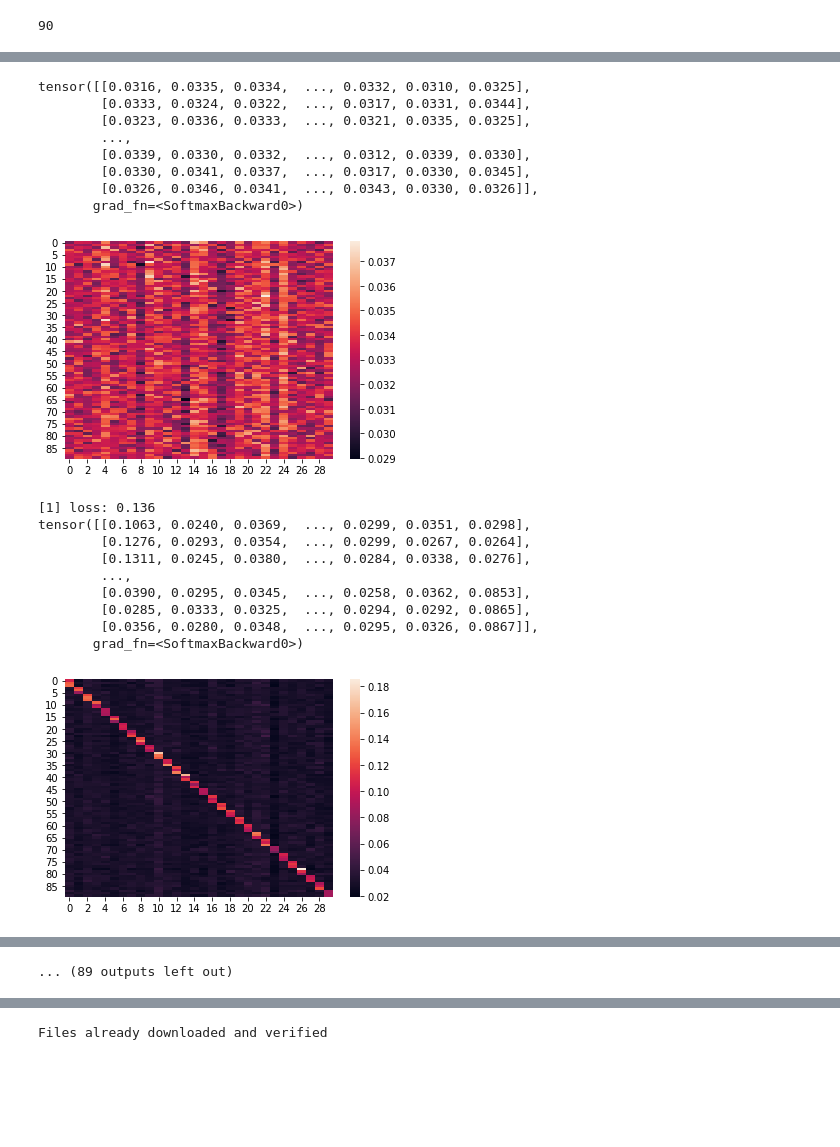
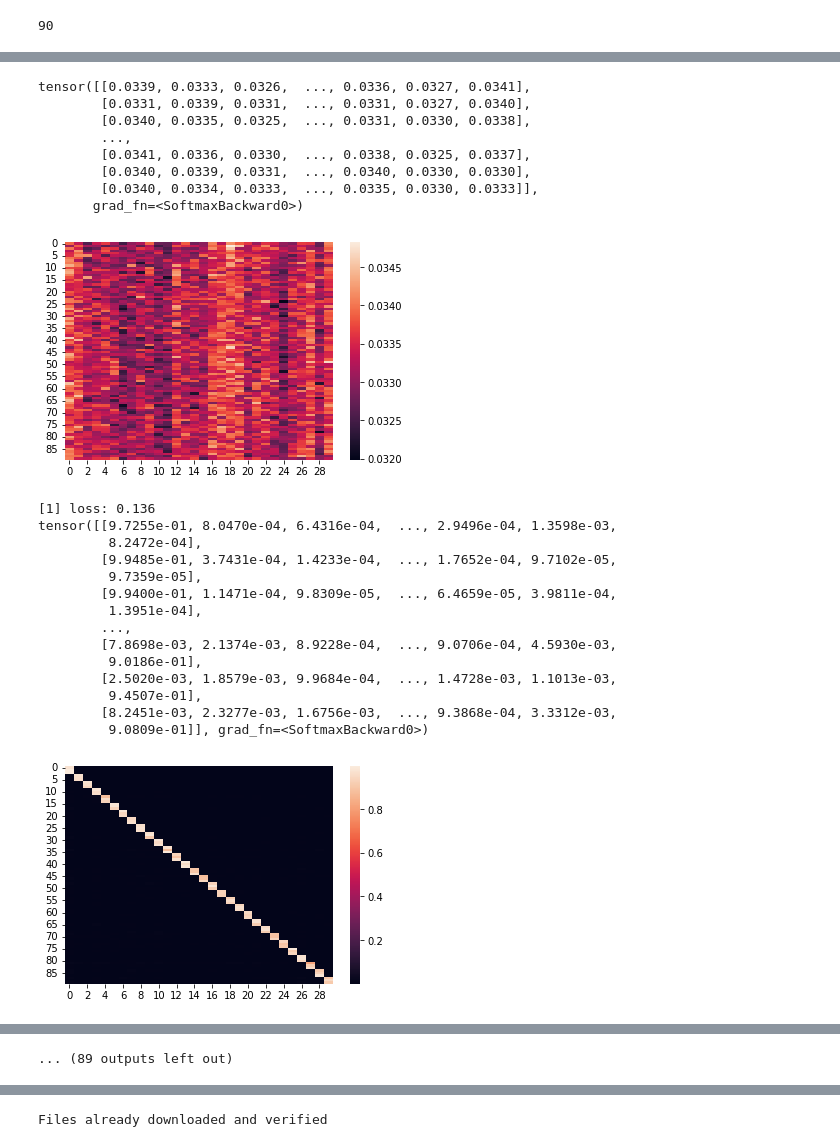
Before and after one commit to jamrozyb/WB-2022, a Jupyter notebook: prototype.ipynb, the cells around one changed output, grey strips where cells are left out. Cells and saved outputs as stored; diff of their text form; code cells hidden in the pictures; blank space fills up the shorter version.

```diff
--- a/prototype.ipynb
+++ b/prototype.ipynb
@@ -25,10 +25,12 @@ def get_few_shot_learing_data(_class, shot_number, trainloader):
     dataiter = iter(trainloader)
     _data = [ [] for i in range(len(_class))]
     _data_label = [ [] for i in range(len(_class))]
-
+    i=0
     while True:
         image, label = dataiter.next()
-
+        if i<100:
+            i+=1
+            continue
         if label in _class:
             if len(_data[label])!=shot_number:
                 _data[label].append(image)
@@ -55,16 +57,16 @@ def get_few_shot_learing_data(_class, shot_number, trainloader):
     trainset_few_shot = out_data_tensor.squeeze(),out_label_tensor.squeeze()
     return trainset_few_shot
 # %%
-# import ssl
+import ssl
 
-# ssl._create_default_https_context = ssl._create_unverified_context # remove for non-buggy env
+ssl._create_default_https_context = ssl._create_unverified_context # remove for non-buggy env
 
 np.random.seed = 123
 torch.manual_seed(0)
 
-transform = transforms.Compose([                       #[1]
-             transforms.Resize(224),                    #[2]
-             transforms.ToTensor()])
+transform = transforms.Compose([transforms.Resize(224),
+             transforms.ToTensor(),
+             transforms.Normalize((0.485, 0.456, 0.406), (0.229, 0.224, 0.225)), ])
 
 
 trainset = torchvision.datasets.CIFAR100(root='./data',
@@ -152,7 +150,7 @@ class ATL(nn.Module):
             r_val = []
             for a in range(len(centroids_for_class)-1):
                 for b in range(a+1, len(centroids_for_class)):
-                    rrrr = np.linalg.norm(centroids_for_class[a]-centroids_for_class[b])
+                    rrrr = np.linalg.norm(centroids_for_class[a]-centroids_for_class[b], ord=1)
                     r_val.append(rrrr)
             R = min(r_val)
             R2 = np.mean(r_val)
@@ -304,7 +302,6 @@ class ATL(nn.Module):
         graph.eliminate_dead_code()
         graph.lint()
         gm.recompile()
-        print("chuj\n\n\n\n"+ gm.code+" \n\n\n\chuj")
         return gm
 
 
@@ -407,10 +404,3 @@ class ATL(nn.Module):
 
 # print(images)
 # print(labels)
-
-
-
-m = ATL(trainset_few_shot, 3)
-#m.eval()
-
-m
@@ -461,11 +414,11 @@ len([23, 35, 34, 56, 47, 41, 13, 51, 32, 12, 37, 4, 39, 1, 47, 60, 22, 38, 49, 3
 criterion = nn.CrossEntropyLoss()
 #optimizer = optim.SGD(m.parameters(), lr=0.001, momentum=0.9)
 optimizer = torch.optim.Adam(m.parameters(),lr=0.01)
-scheduler = lr_scheduler.MultiplicativeLR(optimizer, lr_lambda=0.8)
+scheduler = torch.optim.lr_scheduler.StepLR(optimizer, step_size=10, gamma=0.8)
 # %%
 import seaborn as sns
 from matplotlib import pyplot as plt
-for epoch in range(50):  # loop over the dataset multiple times
+for epoch in range(10):  # loop over the dataset multiple times
 
 
 
@@ -478,50 +431,54 @@ for epoch in range(50):  # loop over the dataset multiple times
     optimizer.zero_grad()
 
     outputs = m(inputs)
     print(outputs)
     sns.heatmap(outputs.detach())
     plt.show()
     #print(len(labels))
     #print(len(outputs))
 
 
 
     loss = criterion(outputs, labels)
 
     running_loss += loss.item()
     print('[%d] loss: %.3f' %
         (epoch + 1, running_loss / 25))
 
     loss.backward()
     optimizer.step()
 
     # print statistics
 
 #     print('[%d] loss: %.3f' %
 #         (epoch + 1, running_loss / 25))
 
-    if epoch % 20 == 0:
-        pass
-        #scheduler.step()
+
+    scheduler.step()
 
 print('Finished Training')
 # %% [output]
-tensor([[0.0316, 0.0335, 0.0334,  ..., 0.0332, 0.0310, 0.0325],
-        [0.0333, 0.0324, 0.0322,  ..., 0.0317, 0.0331, 0.0344],
-        [0.0323, 0.0336, 0.0333,  ..., 0.0321, 0.0335, 0.0325],
+tensor([[0.0339, 0.0333, 0.0326,  ..., 0.0336, 0.0327, 0.0341],
+        [0.0331, 0.0339, 0.0331,  ..., 0.0331, 0.0327, 0.0340],
+        [0.0340, 0.0335, 0.0325,  ..., 0.0331, 0.0330, 0.0338],
         ...,
-        [0.0339, 0.0330, 0.0332,  ..., 0.0312, 0.0339, 0.0330],
-        [0.0330, 0.0341, 0.0337,  ..., 0.0317, 0.0330, 0.0345],
-        [0.0326, 0.0346, 0.0341,  ..., 0.0343, 0.0330, 0.0326]],
+        [0.0341, 0.0336, 0.0330,  ..., 0.0338, 0.0325, 0.0337],
+        [0.0340, 0.0339, 0.0331,  ..., 0.0340, 0.0330, 0.0330],
+        [0.0340, 0.0334, 0.0333,  ..., 0.0335, 0.0330, 0.0333]],
        grad_fn=<SoftmaxBackward0>)
-[figure, old version]
+[figure, new version]
 [1] loss: 0.136
-tensor([[0.1063, 0.0240, 0.0369,  ..., 0.0299, 0.0351, 0.0298],
-        [0.1276, 0.0293, 0.0354,  ..., 0.0299, 0.0267, 0.0264],
-        [0.1311, 0.0245, 0.0380,  ..., 0.0284, 0.0338, 0.0276],
+tensor([[9.7255e-01, 8.0470e-04, 6.4316e-04,  ..., 2.9496e-04, 1.3598e-03,
+         8.2472e-04],
+        [9.9485e-01, 3.7431e-04, 1.4233e-04,  ..., 1.7652e-04, 9.7102e-05,
+         9.7359e-05],
+        [9.9400e-01, 1.1471e-04, 9.8309e-05,  ..., 6.4659e-05, 3.9811e-04,
+         1.3951e-04],
         ...,
-        [0.0390, 0.0295, 0.0345,  ..., 0.0258, 0.0362, 0.0853],
-        [0.0285, 0.0333, 0.0325,  ..., 0.0294, 0.0292, 0.0865],
-        [0.0356, 0.0280, 0.0348,  ..., 0.0295, 0.0326, 0.0867]],
-       grad_fn=<SoftmaxBackward0>)
+        [7.8698e-03, 2.1374e-03, 8.9228e-04,  ..., 9.0706e-04, 4.5930e-03,
+         9.0186e-01],
+        [2.5020e-03, 1.8579e-03, 9.9684e-04,  ..., 1.4728e-03, 1.1013e-03,
+         9.4507e-01],
+        [8.2451e-03, 2.3277e-03, 1.6756e-03,  ..., 9.3868e-04, 3.3312e-03,
+         9.0809e-01]], grad_fn=<SoftmaxBackward0>)
-[figure, old version]
+[figure, new version]
```
Also changed, not shown: parts of 18 cells of this notebook.
